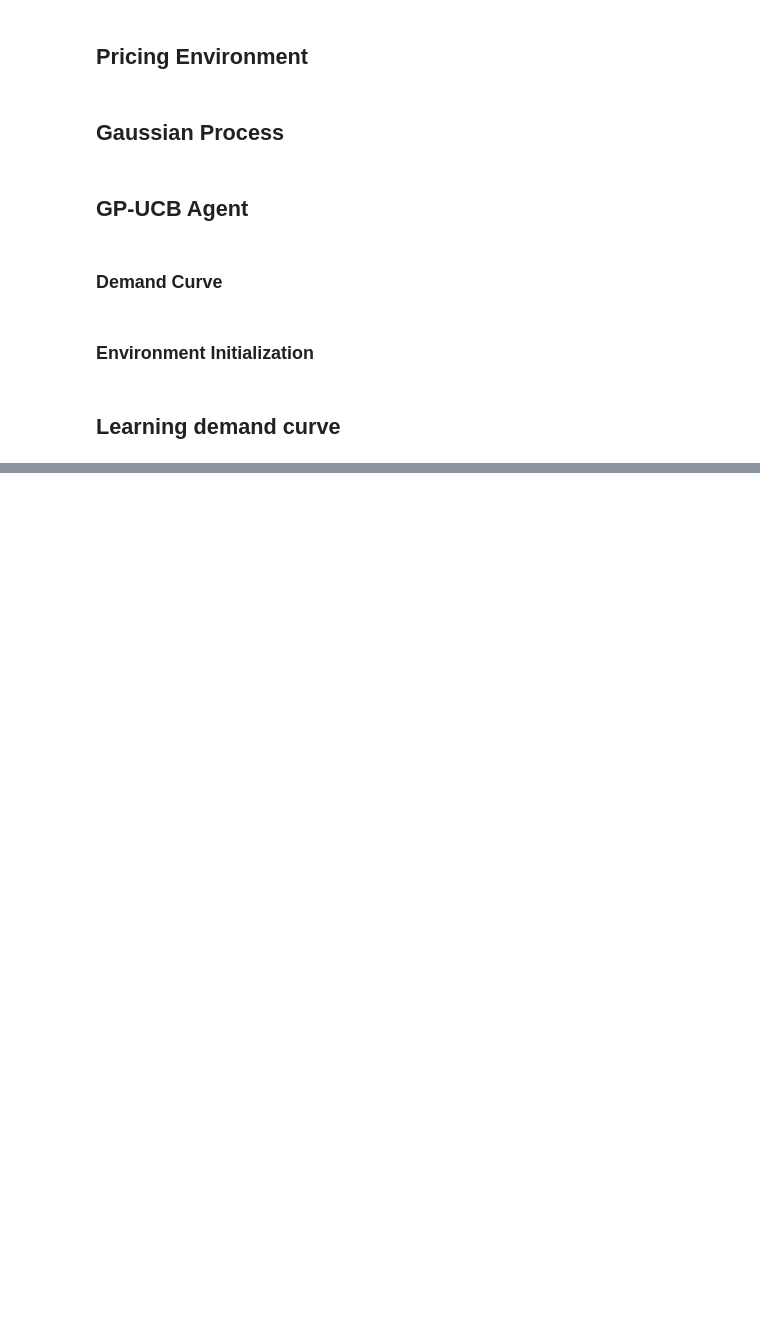
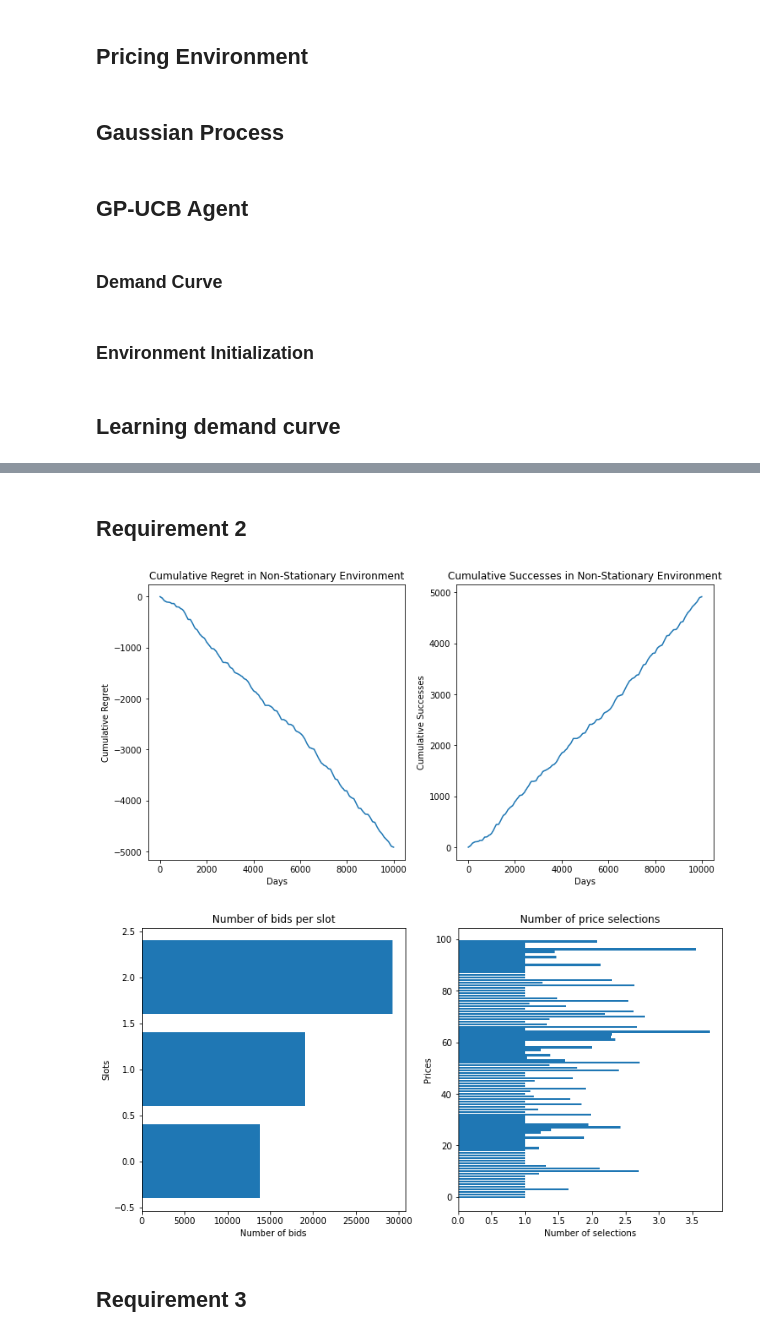
Before and after one commit to mvarenneensta/OLA24, a Jupyter notebook: project.ipynb, the cells around one changed output, grey strips where cells are left out. Drawn from its saved outputs; the diff is of its cells as text; code cells hidden in the pictures; blank space fills up the shorter version.

```diff
--- a/project.ipynb
+++ b/project.ipynb
@@ -369,0 +324,2 @@ plt.show()
+# %% [markdown]
+## Requirement 2
@@ -369,0 +425,47 @@ plt.show()
+# %%
+
+# Parameters
+num_days = 10000
+num_slots = 3
+price_levels = np.linspace(0, 1, 100)  # Discrétisation de l'intervalle [0, 1] en 100 niveaux de prix
+learning_rate = np.sqrt(np.log(num_slots) / (num_slots * num_days))
+price_change_interval = 100  # Le prix peut changer tous les 100 jours
+
+# execution of the interaction
+cumulative_regret, cumulative_successes, agent = run_interaction(num_days, num_slots, price_levels, learning_rate, price_change_interval)
+
+# Results
+plt.figure(figsize=(12, 6))
+plt.subplot(1, 2, 1)
+plt.plot(cumulative_regret)
+plt.title('Cumulative Regret in Non-Stationary Environment')
+plt.xlabel('Days')
+plt.ylabel('Cumulative Regret')
+
+plt.subplot(1, 2, 2)
+plt.plot(cumulative_successes)
+plt.title('Cumulative Successes in Non-Stationary Environment')
+plt.xlabel('Days')
+plt.ylabel('Cumulative Successes')
+plt.show()
+
+# Nb of times each bid is chosen
+plt.figure(figsize=(12, 6))
+plt.subplot(1, 2, 1)
+plt.barh(y=np.arange(num_slots), width=agent.bid_weights)
+plt.title('Number of bids per slot')
+plt.ylabel('Slots')
+plt.xlabel('Number of bids')
+
+# Nb of times each prices is chosen
+plt.subplot(1, 2, 2)
+plt.barh(y=np.arange(len(price_levels)), width=agent.price_weights)
+plt.title('Number of price selections')
+plt.ylabel('Prices')
+plt.xlabel('Number of selections')
+plt.show()
+# %% [output]
+[figure, added]
+[figure, added]
+# %% [markdown]
+## Requirement 3
```
Also changed, not shown: parts of 17 cells of this notebook.
